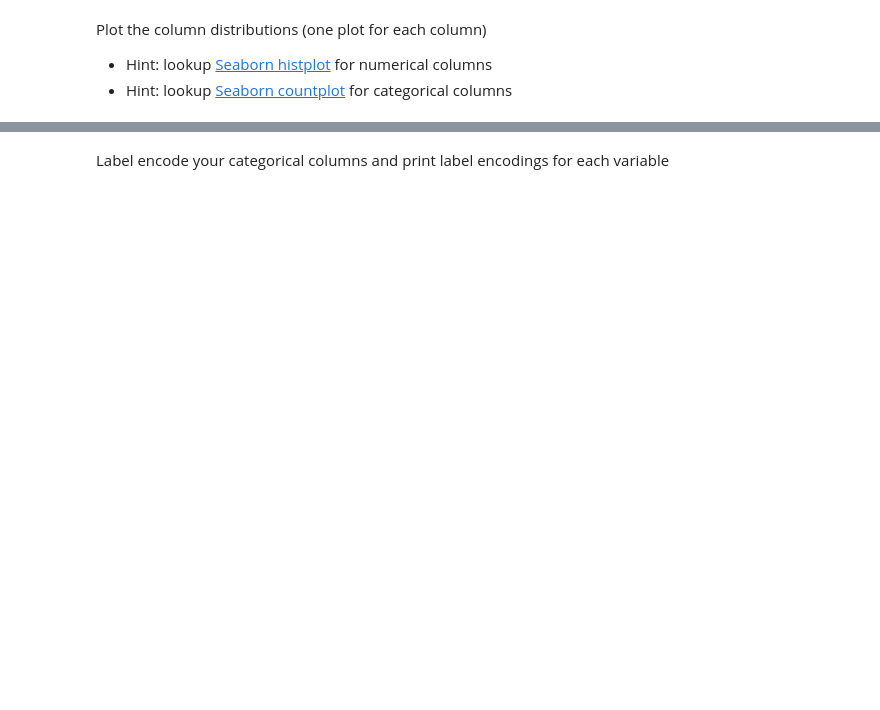
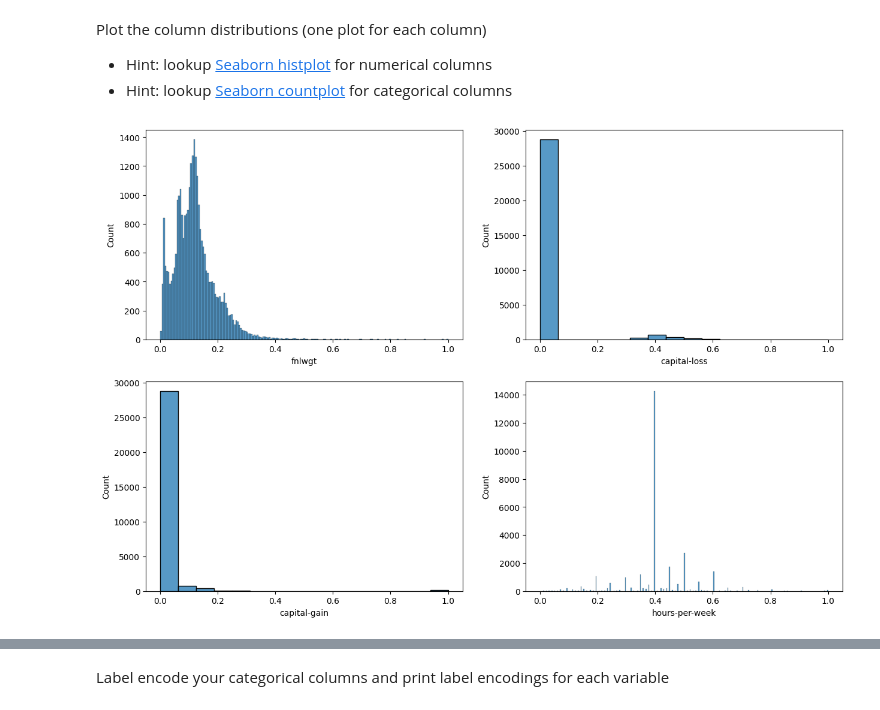
Before and after one commit to DaBauer/CAPrivacy, a Jupyter notebook: 003-pandas/003_exercise.ipynb, the cells around one changed output, grey strips where cells are left out. Saved outputs shown, nothing was run; the diff lists cells and outputs as text; code cells hidden in the pictures; blank space fills up the shorter version.

```diff
--- a/003-pandas/003_exercise.ipynb
+++ b/003-pandas/003_exercise.ipynb
@@ -121,3 +129,6 @@ Make a new column with 'age-groups' and drop 'age'
 # %%
 # Make new column with 'age-groups' and drop 'age'
 age_bins = [0, 18, 25, 35, 45, 55, 65, 100]
+
+df['age-groups'] = pd.cut(df.age, age_bins, right=True)
+df = df.drop('age', axis = 1)
@@ -129,3 +152,8 @@ Print two lists containing:
 *   Only Categorical columns
 # %%
 # get new columns, cat and num cols
+df['educational-num'] = df['educational-num'].astype('category')
+num_col = df.select_dtypes(include='number')
+cat_col = df.select_dtypes(exclude='number')
+
+num_col.describe()
@@ -133,3 +179,7 @@ Print two lists containing:
 Normalize all numerical columns
 # %%
 # Normalize all numerical columns
+scaler = MinMaxScaler()
+#num_col.apply(lambda x : scaler.fit_transform(x))
+num_col[num_col.columns] = scaler.fit_transform(num_col[num_col.columns])
+num_col.describe()
@@ -139,3 +199,9 @@ Plot the column distributions (one plot for each column)
 * Hint: lookup [Seaborn countplot](https://seaborn.pydata.org/generated/seaborn.countplot.html) for categorical columns
 # %%
 # Plot distributions of columns
+fig, ax = plt.subplots(2, 2, figsize=(15,10))
+
+for i, c in enumerate(num_col.columns) :
+    sns.histplot(data=num_col, x=c, ax=ax[i % 2][i // 2])
+# %% [output]
+[figure, added]
```
Also changed, not shown: parts of 19 cells of this notebook, 1 other file.
